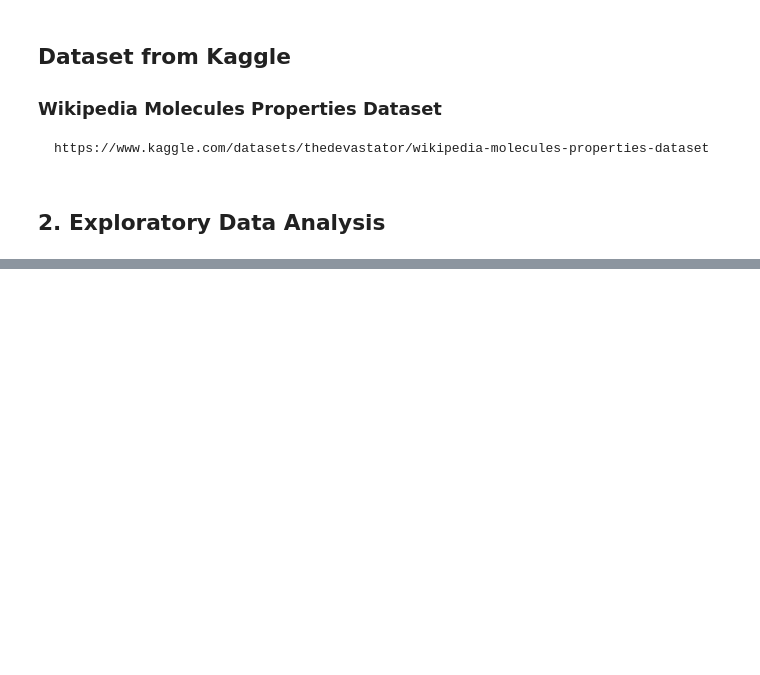
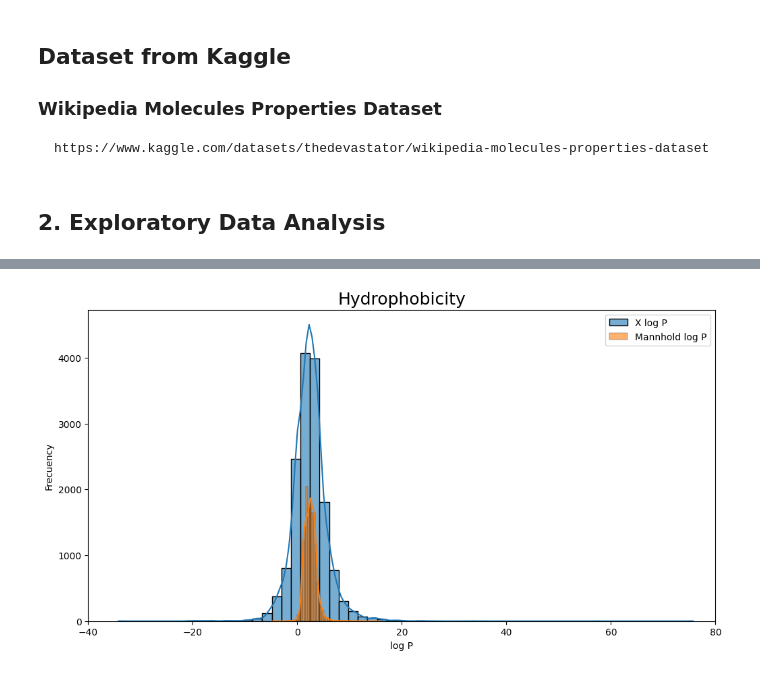
Before and after one commit to Muriburu/elements-of-data, a Jupyter notebook: Molecular-properties-prediction-for-drug-discovery/EDA.ipynb, the cells around one changed output, grey strips where cells are left out. Drawn from its saved outputs; the diff is of its cells as text; code cells hidden in the pictures; blank space fills up the shorter version.

```diff
--- a/Molecular-properties-prediction-for-drug-discovery/EDA.ipynb
+++ b/Molecular-properties-prediction-for-drug-discovery/EDA.ipynb
@@ -64,0 +155,30 @@ plt.savefig("lipinski_pie_chart.png", transparent=True, bbox_inches='tight')
+# %%
+# Hydrophobicity histogram (XlogP & Mannhold logP)
+plt.figure(figsize=(12, 6))
+# Histogram 1
+sns.histplot(
+    df['xlogp'],
+    kde=True,
+    bins=60,
+    color='#1f77b4',  # Blue
+    label='X log P',
+    alpha=0.6
+)
+# Histogram 2
+sns.histplot(
+    df['mannhold_logp'],
+    kde=True,
+    bins=60,
+    color='#ff7f0e',  # Orange
+    label='Mannhold log P',
+    alpha=0.6
+)
+
+plt.legend()
+plt.title('Hydrophobicity',  fontsize=18)
+plt.xlabel('log P')
+plt.xlim(-40, 80)
+plt.ylabel('Frecuency')
+plt.show()
+# %% [output]
+[figure, added]
```
Also changed, not shown: parts of 23 cells of this notebook, 3 other files.
